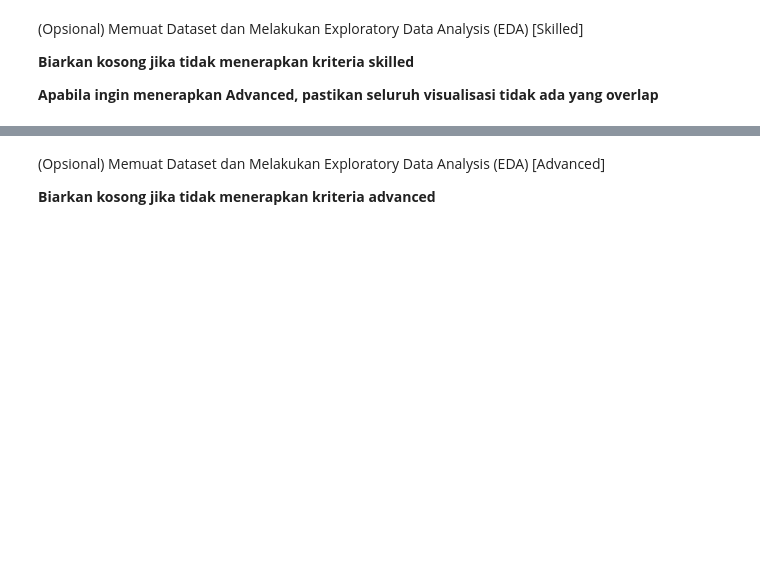
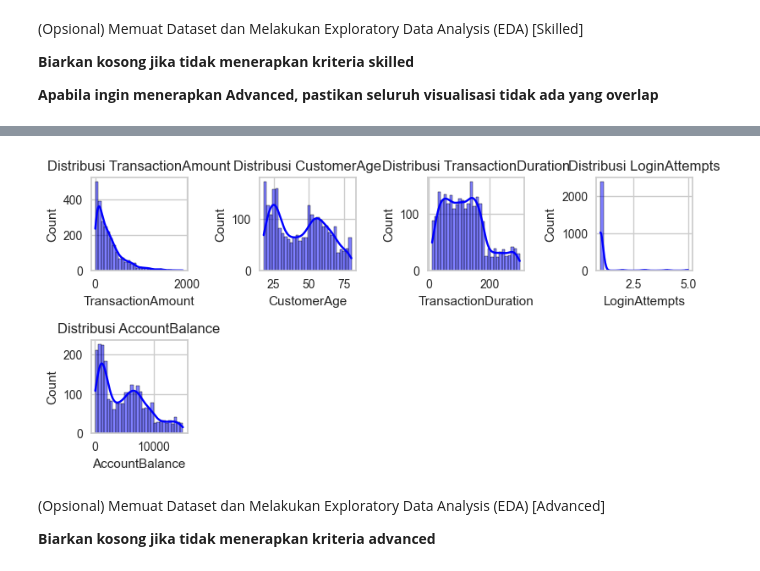
Before and after one commit to redomeire/banking-ml, a Jupyter notebook: [Clustering]_Submission_Akhir_BMLP_Redomeire.ipynb, the cells around one changed output, grey strips where cells are left out. Cells and saved outputs as stored; diff of their text form; code cells hidden in the pictures; blank space fills up the shorter version.

```diff
--- a/[Clustering]_Submission_Akhir_BMLP_Redomeire.ipynb
+++ b/[Clustering]_Submission_Akhir_BMLP_Redomeire.ipynb
@@ -85,3 +141,13 @@ Kriteria 1 akan diterima ketika Anda menggunakan fungsi yang diminta tanpa menam
+# %%
+# Menampilkan histogram untuk semua kolom numerik (Opsional Skilled 1)
+for i, column in enumerate(num_features.columns, 1):
+    plt.subplot(3, 4, i)
+    sns.histplot(num_features[column], kde=True, bins=30, color='blue')
+    plt.title(f'Distribusi {column}')
+plt.tight_layout()
+plt.show()
+# %% [output]
+[figure, added]
 # %% [markdown]
 (Opsional) Memuat Dataset dan Melakukan Exploratory Data Analysis (EDA) [Advanced]
 
```
Also changed, not shown: parts of 18 cells of this notebook, 2 other files.
